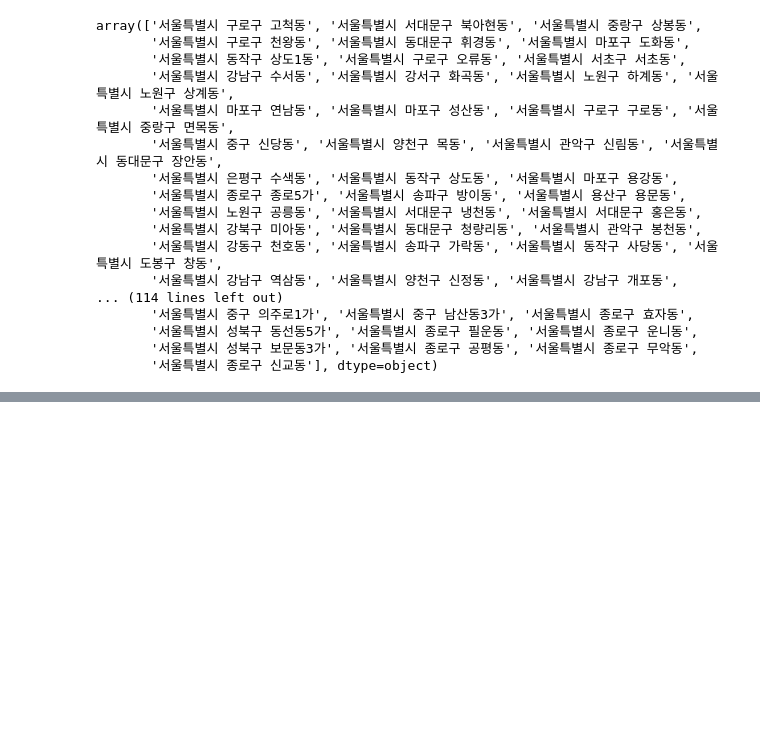
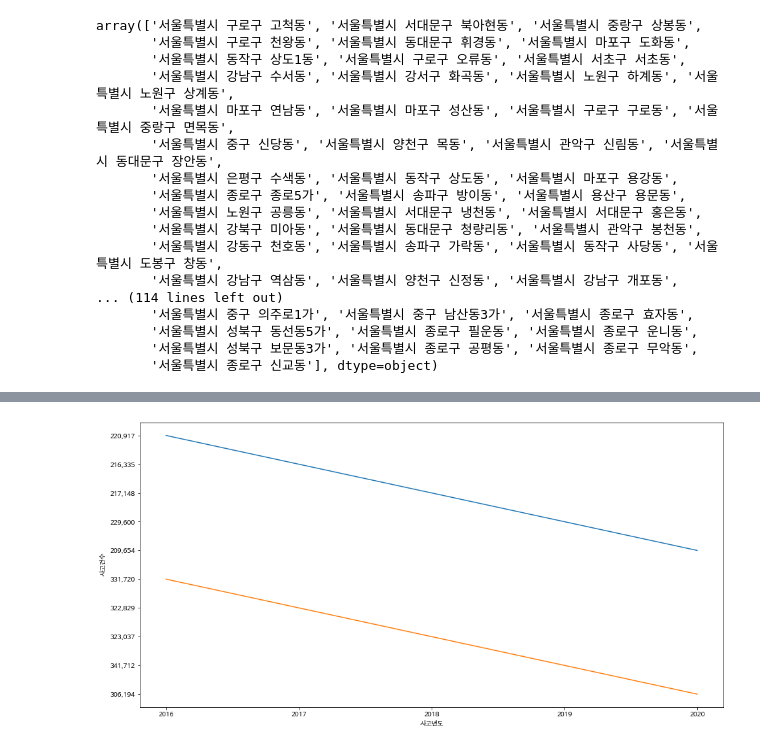
Before and after one commit to johanjun/dacon_molit, a Jupyter notebook: 교통사고EDA.ipynb, the cells around one changed output, grey strips where cells are left out. Cells and saved outputs as stored; diff of their text form; code cells hidden in the pictures; blank space fills up the shorter version.

```diff
--- a/교통사고EDA.ipynb
+++ b/교통사고EDA.ipynb
@@ -344,0 +382,4 @@ array(['서울특별시 구로구 고척동', '서울특별시 서대문구 북
+# %%
+sns.set_style('darkgrid')
+# %%
+df = pd.read_csv(data_dir+'Report.xlsx - 시트1.csv')
@@ -344,0 +408,3 @@ array(['서울특별시 구로구 고척동', '서울특별시 서대문구 북
+# %%
+df.rename(columns={'사고건수.1':'사고건수_이륜차', '사망자수.1':'사망자수_이륜차', '부상자수.1':'부상자수_이륜차'}, inplace=True)
+df.head()
@@ -344,0 +418,2 @@ array(['서울특별시 구로구 고척동', '서울특별시 서대문구 북
+# %%
+df['사고년도'] = df['사고년도'].apply(lambda x : str(x))
@@ -344,0 +429,7 @@ array(['서울특별시 구로구 고척동', '서울특별시 서대문구 북
+# %%
+plt.figure(figsize=(16,8))
+sns.lineplot(data=df[df['시간']=='합계'], x='사고년도', y='사고건수')
+sns.lineplot(data=df[df['시간']=='합계'], x='사고년도', y='부상자수')
+plt.show()
+# %% [output]
+[figure, added]
```
Also changed, not shown: parts of 26 cells of this notebook.
